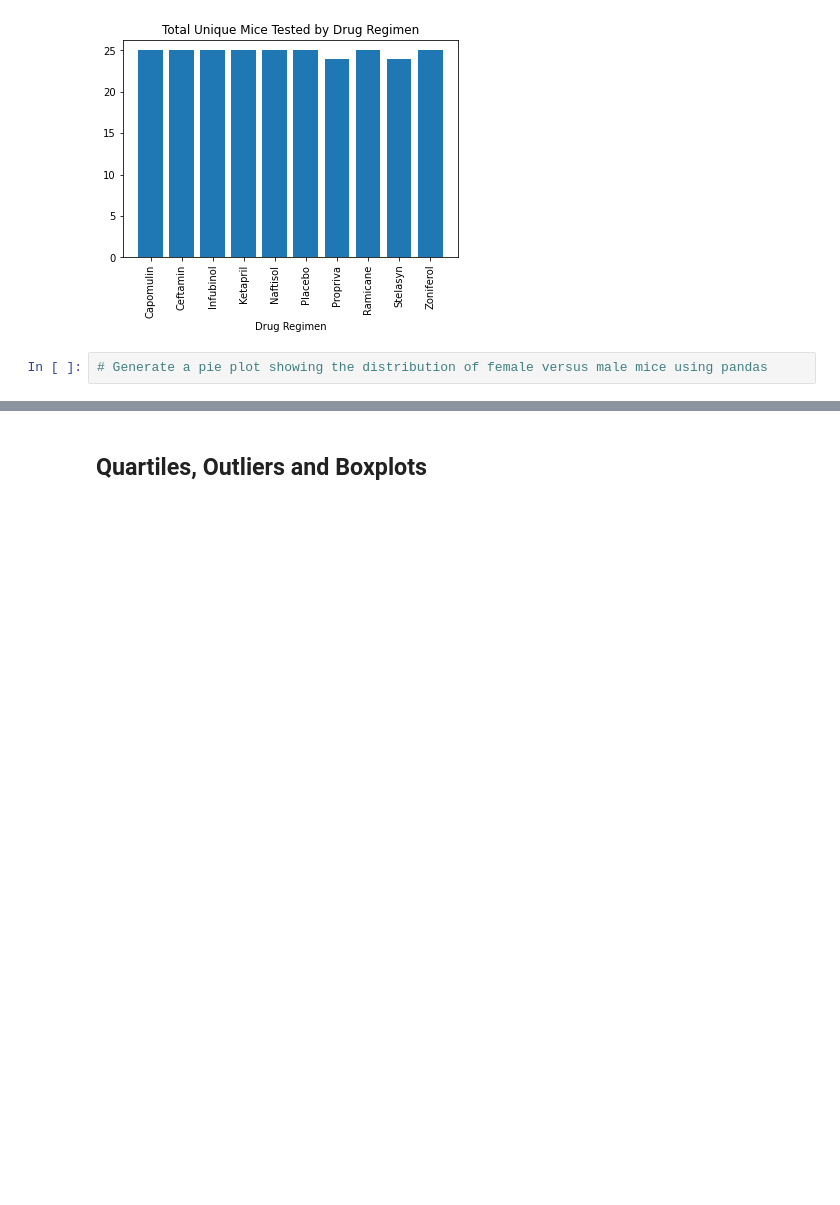
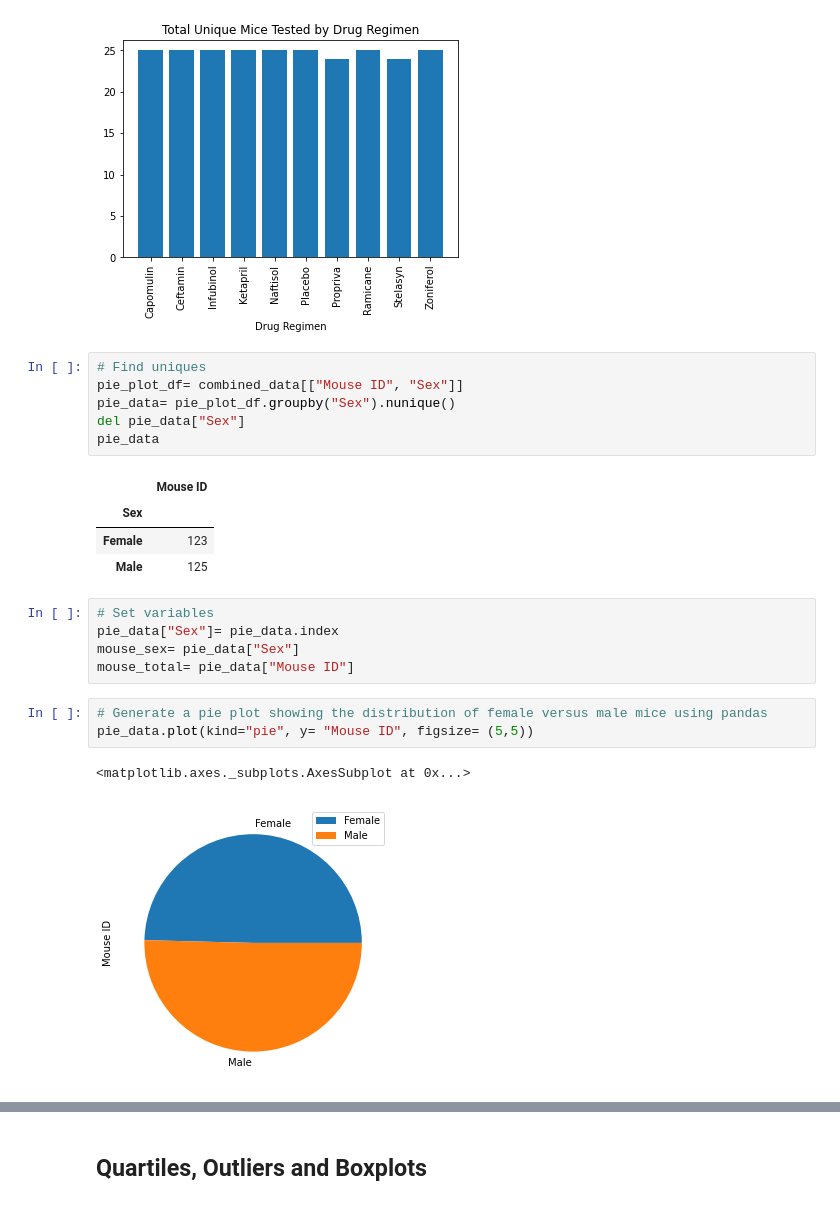
Before and after one commit to miaisrael/matplotlib-challenge, a Jupyter notebook: Pymaceuticals/pymaceuticals_starter.ipynb, the cells around one changed output, grey strips where cells are left out. Cells and saved outputs as stored; diff of their text form; blank space fills up the shorter version.

```diff
--- a/Pymaceuticals/pymaceuticals_starter.ipynb
+++ b/Pymaceuticals/pymaceuticals_starter.ipynb
@@ -177,7 +178,27 @@ plt.title("Total Unique Mice Tested by Drug Regimen")
 # %% [output]
 Text(0.5, 1.0, 'Total Unique Mice Tested by Drug Regimen')
 [figure]
+# %%
+# Find uniques
+pie_plot_df= combined_data[["Mouse ID", "Sex"]]
+pie_data= pie_plot_df.groupby("Sex").nunique()
+del pie_data["Sex"]
+pie_data
+# %% [output]
+|  | Mouse ID |
+| Sex |  |
+| Female | 123 |
+| Male | 125 |
+# %%
+# Set variables
+pie_data["Sex"]= pie_data.index
+mouse_sex= pie_data["Sex"]
+mouse_total= pie_data["Mouse ID"]
 # %%
 # Generate a pie plot showing the distribution of female versus male mice using pandas
+pie_data.plot(kind="pie", y= "Mouse ID", figsize= (5,5))
+# %% [output]
+<matplotlib.axes._subplots.AxesSubplot at 0x...>
+[figure, added]
 # %%
 # Generate a pie plot showing the distribution of female versus male mice using pyplot
```
Also changed, not shown: parts of 13 cells of this notebook.
